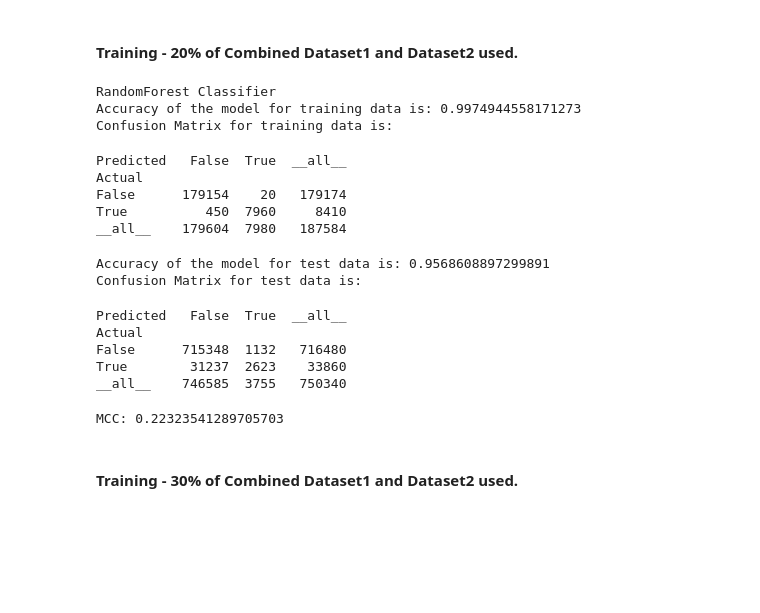
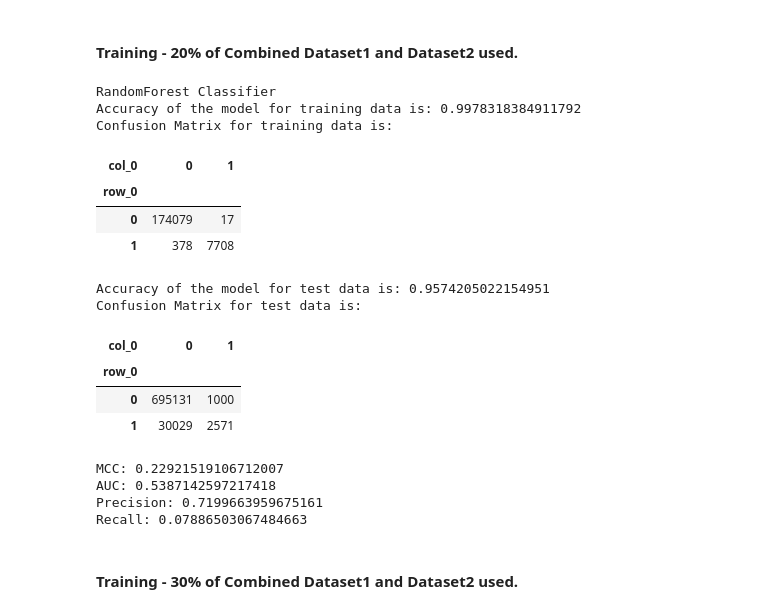
Before and after one commit to darshan-b/Reputation, a Jupyter notebook: Combined/Building_dataset_oversampling_using_34_features.ipynb, the cells around one changed output. Saved outputs shown, nothing was run; the diff lists cells and outputs as text; code cells hidden in the pictures; blank space fills up the shorter version.

```diff
--- a/Combined/Building_dataset_oversampling_using_34_features.ipynb
+++ b/Combined/Building_dataset_oversampling_using_34_features.ipynb
@@ -83,15 +94,15 @@ def feat_impt_plot(feat_impt,y_labels,width_s=1000,height_s=1000):
     fig = go.Figure(data=data, layout=layout)
     iplot(fig)
 # %%
-df_train=pd.read_csv('../Data/df_training.csv',index_col='domain')
+df_train=pd.read_csv('../../Data/Training_Data/df_training.csv',index_col='domain')
 
-df_mal=pd.read_csv('../Data/Malicious_domains.csv')
-mal_domains=df_mal.queried_domain.values.tolist()
+# df_mal=pd.read_csv('../Data/Malicious_domains.csv')
+# # mal_domains=df_mal.queried_domain.values.tolist()
 
-df_test=pd.read_csv('../Data/df_fin.csv',index_col='domain')
-df_test.reset_index(inplace=True)
-df_test['Target']=df_test['domain'].apply(lambda x: 1 if x in mal_domains else 0)
-df_test.set_index(['domain'],inplace=True)
+df_test=pd.read_csv('../../Data/Test_Data/df_fin.csv',index_col='domain')
+# df_test.reset_index(inplace=True)
+# # df_test['Target']=df_test['domain'].apply(lambda x: 1 if x in mal_domains else 0)
+# # df_test.set_index(['domain'],inplace=True)
 # %%
 df=pd.concat([df_test,df_train],axis=0,sort=False)
 df=df.sample(frac=1,random_state=10)
@@ -100,37 +111,41 @@ df=df.sample(frac=1,random_state=10)
 # %%
 columns=df.columns.tolist()
 train=df.iloc[:int(df.shape[0]*0.2),:]
 train_X=train.iloc[:,train.columns!='Target'].values
 train_Y=train.Target.values
 
 scaler=StandardScaler()
 scaled_X_train=scaler.fit_transform(train_X)
 
 test=df.iloc[int(df.shape[0]*0.2):,:]
 test_X=test.iloc[:,test.columns!='Target'].values
 test_Y=test.Target.values
 scaled_X_test=scaler.transform(test_X)
 columns.remove('Target')
 
-model,cm_train,cm_test,acc_train,acc_test,roc_auc,mcc,prec,rec=RandomForest(scaled_X_train,train_Y,scaled_X_test,test_Y,columns)
+model,acc_train,acc_test,roc_auc,mcc,prec,rec=RandomForest(scaled_X_train,train_Y,scaled_X_test,test_Y,columns)
 print("MCC:",mcc)
+print("AUC:",roc_auc)
+print("Precision:",prec)
+print("Recall:",rec)
 # %% [output]
 RandomForest Classifier
-Accuracy of the model for training data is: 0.9974944558171273
+Accuracy of the model for training data is: 0.9978318384911792
 Confusion Matrix for training data is:
+| col_0 | 0 | 1 |
+| row_0 |  |  |
+| 0 | 174079 | 17 |
+| 1 | 378 | 7708 |
-Predicted   False  True  __all__
-Actual
-False      179154    20   179174
-True          450  7960     8410
-__all__    179604  7980   187584
+Accuracy of the model for test data is: 0.9574205022154951
+Confusion Matrix for test data is:
+| col_0 | 0 | 1 |
+| row_0 |  |  |
+| 0 | 695131 | 1000 |
+| 1 | 30029 | 2571 |
-Accuracy of the model for test data is: 0.9568608897299891
-Confusion Matrix for test data is:
+MCC: 0.22921519106712007
+AUC: 0.5387142597217418
+Precision: 0.7199663959675161
+Recall: 0.07886503067484663
-Predicted   False  True  __all__
-Actual
-False      715348  1132   716480
-True        31237  2623    33860
-__all__    746585  3755   750340
-MCC: 0.22323541289705703
 # %% [markdown]
 #### Training - 30% of Combined Dataset1 and Dataset2 used.
 # %%
```
Also changed, not shown: parts of 9 cells of this notebook.
